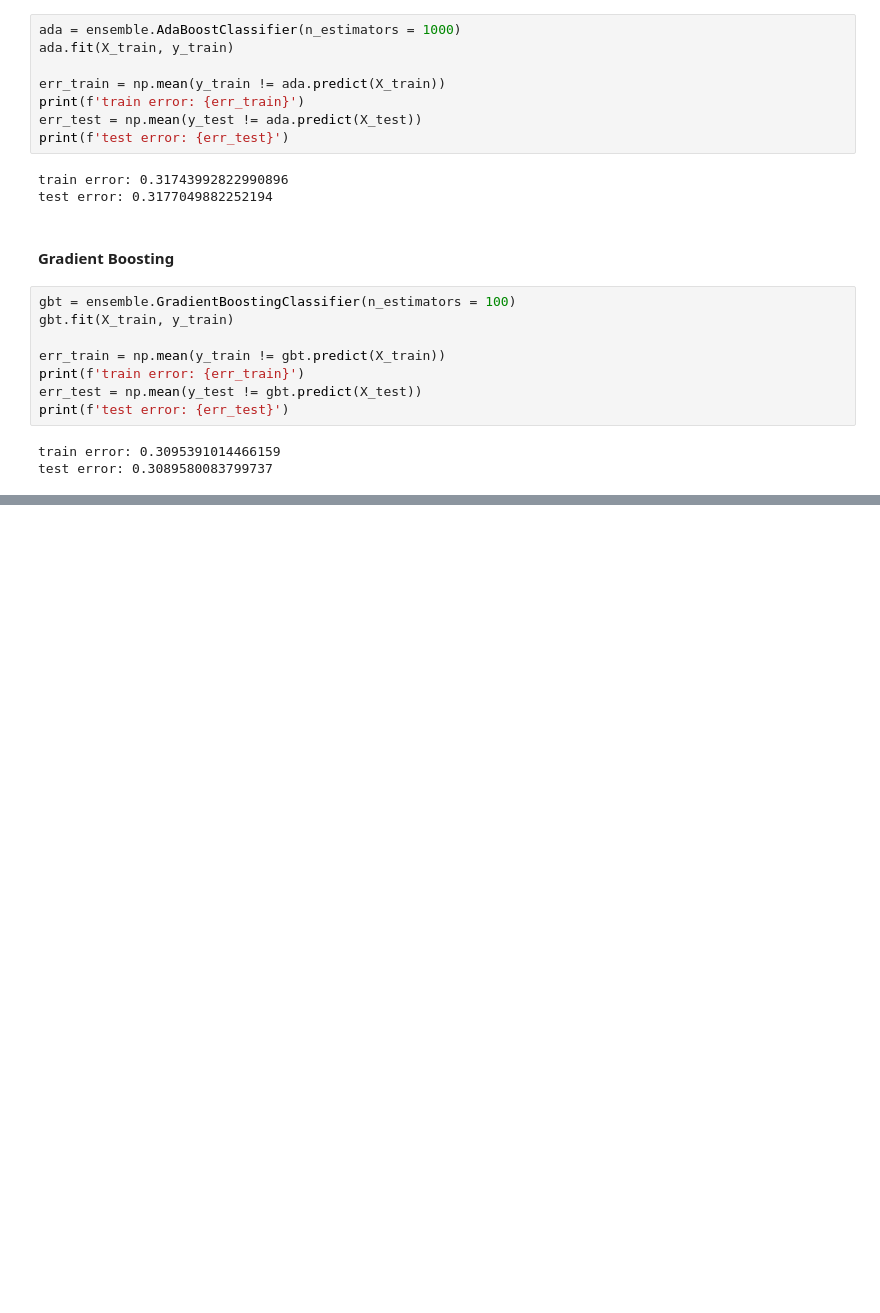
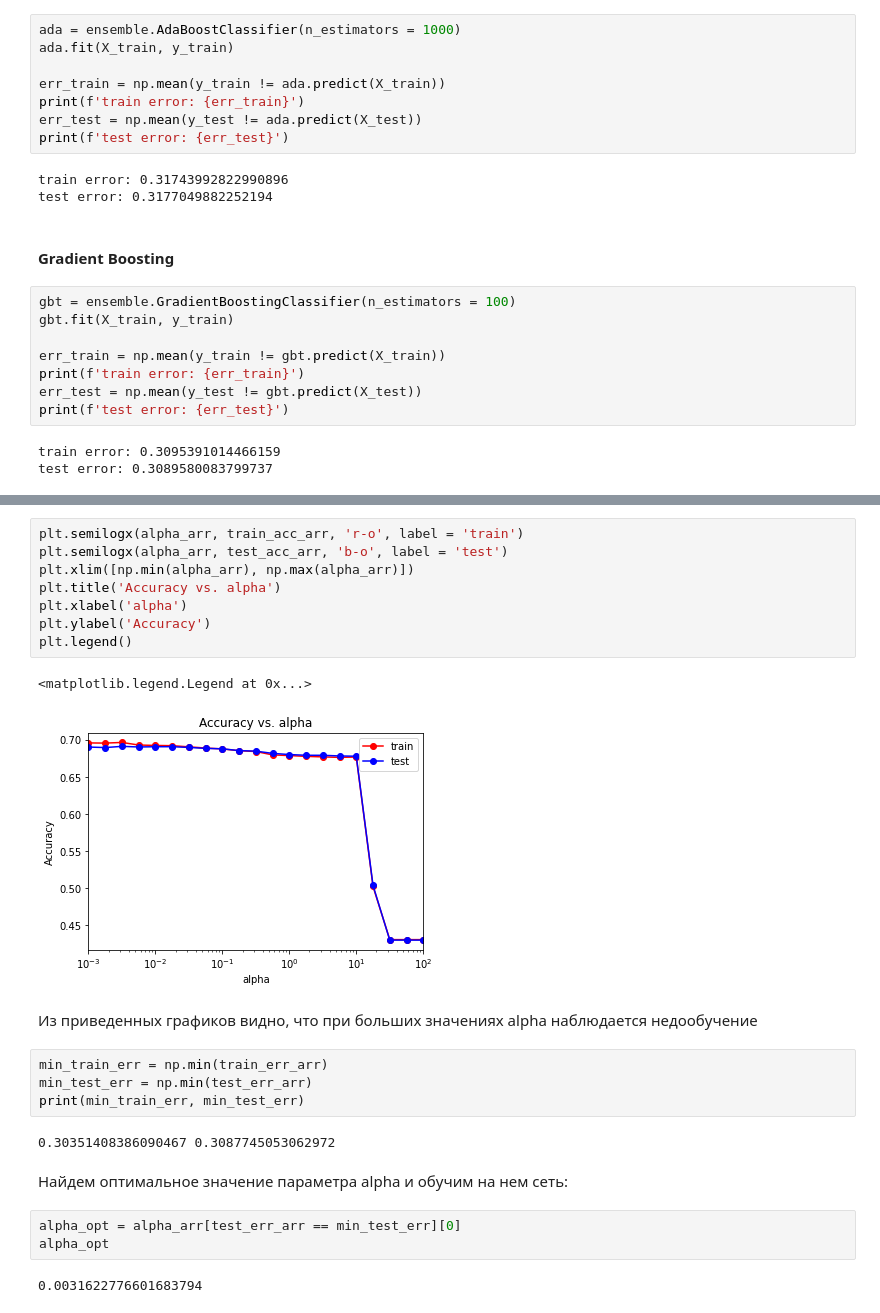
Before and after one commit to eltimen/machine_learning, a Jupyter notebook: 1_classification.ipynb, the cells around one changed output, grey strips where cells are left out. Saved outputs shown, nothing was run; the diff lists cells and outputs as text; blank space fills up the shorter version.

```diff
--- a/1_classification.ipynb
+++ b/1_classification.ipynb
@@ -569,0 +692,26 @@ test error: 0.3089580083799737
+# %%
+plt.semilogx(alpha_arr, train_acc_arr, 'r-o', label = 'train')
+plt.semilogx(alpha_arr, test_acc_arr, 'b-o', label = 'test')
+plt.xlim([np.min(alpha_arr), np.max(alpha_arr)])
+plt.title('Accuracy vs. alpha')
+plt.xlabel('alpha')
+plt.ylabel('Accuracy')
+plt.legend()
+# %% [output]
+<matplotlib.legend.Legend at 0x...>
+[figure, added]
+# %% [markdown]
+Из приведенных графиков видно, что при больших значениях alpha наблюдается недообучение
+# %%
+min_train_err = np.min(train_err_arr)
+min_test_err = np.min(test_err_arr)
+print(min_train_err, min_test_err)
+# %% [output]
+0.30351408386090467 0.3087745053062972
+# %% [markdown]
+Найдем оптимальное значение параметра alpha и обучим на нем сеть:
+# %%
+alpha_opt = alpha_arr[test_err_arr == min_test_err][0]
+alpha_opt
+# %% [output]
+0.0031622776601683794
```
Also changed, not shown: parts of 27 cells of this notebook.
